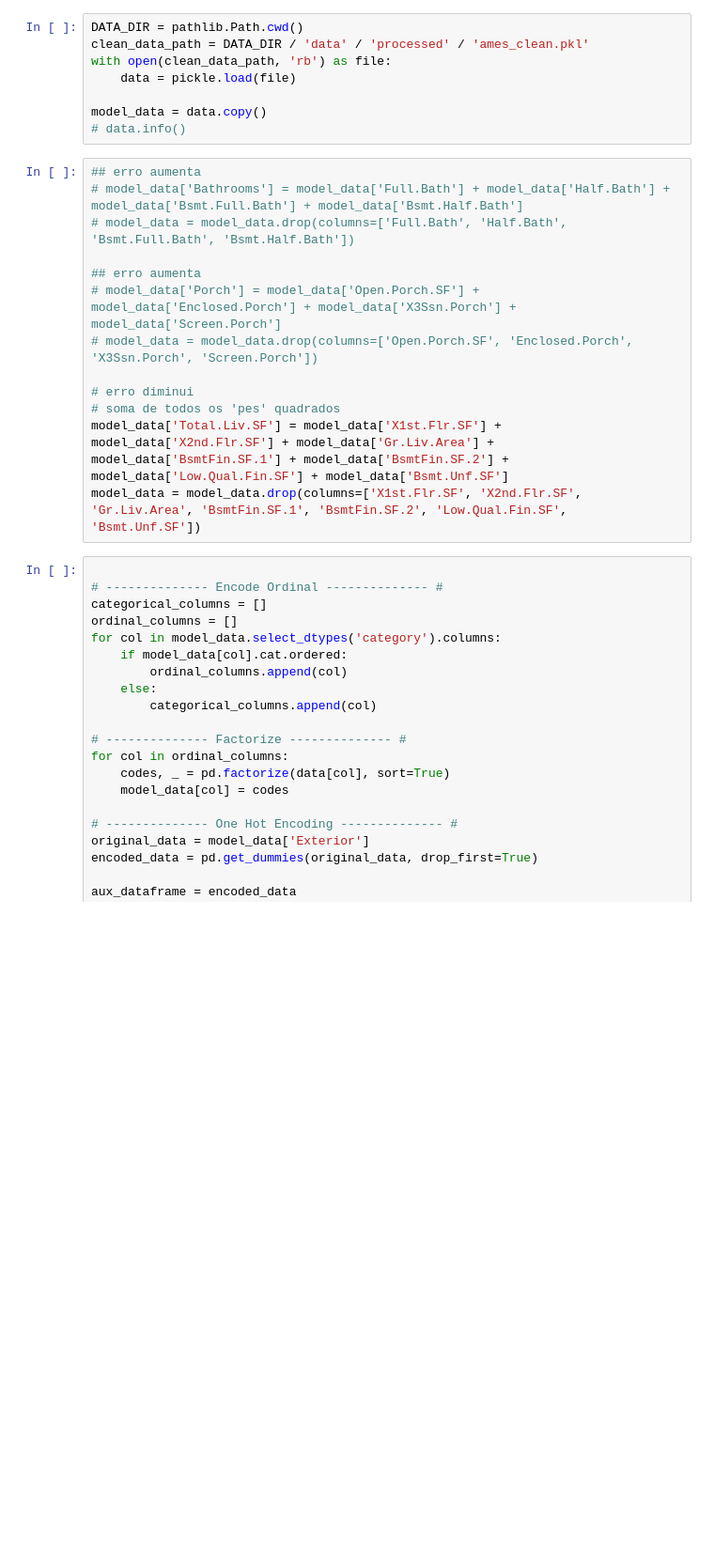
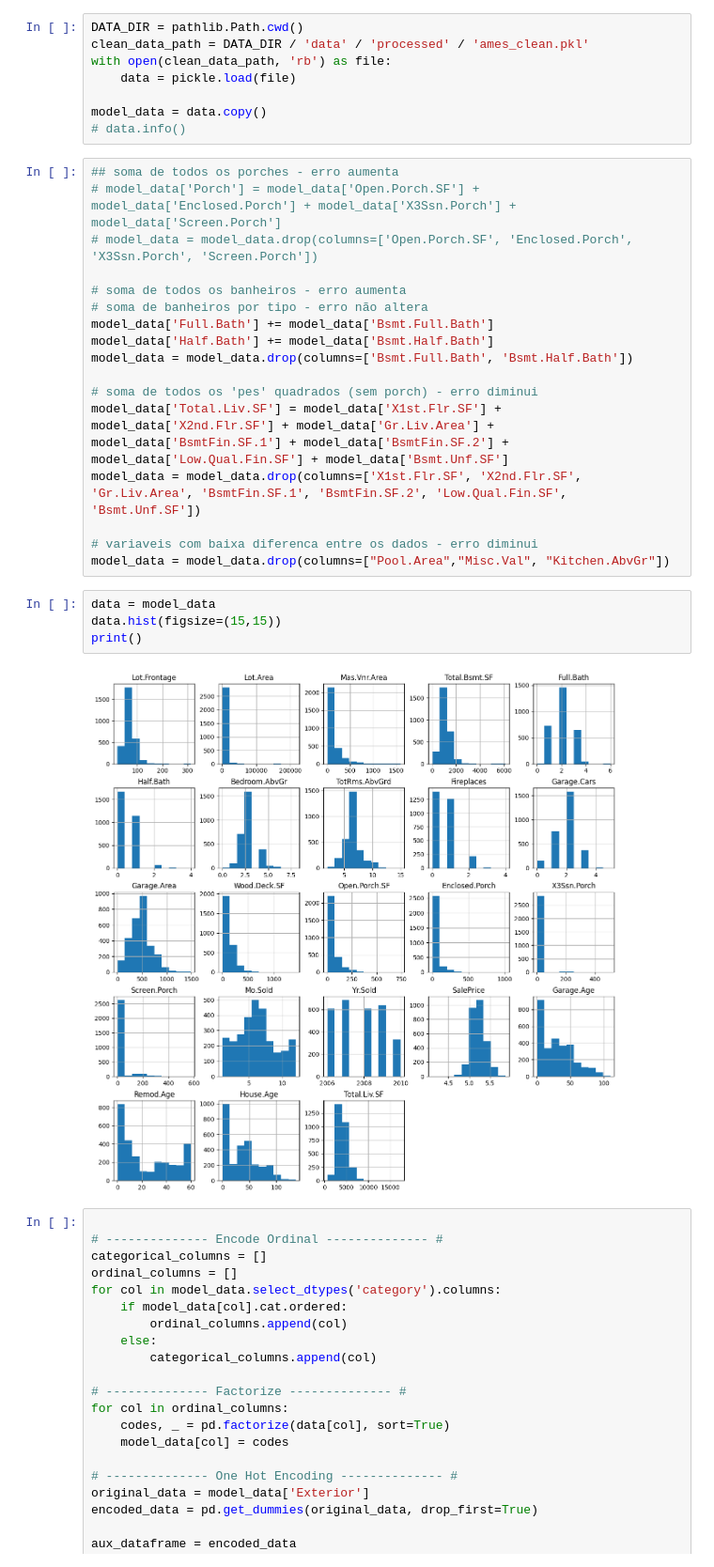
Before and after one commit to gustavolp1/ames, a Jupyter notebook: mainNotebook.ipynb, the cells around one changed output. Shown: that part at 94% size. Saved outputs shown, nothing was run; the diff lists cells and outputs as text; blank space fills up the shorter version.

```diff
--- a/mainNotebook.ipynb
+++ b/mainNotebook.ipynb
@@ -17,18 +17,28 @@ with open(clean_data_path, 'rb') as file:
 model_data = data.copy()
 # data.info()
 # %%
-## erro aumenta
-# model_data['Bathrooms'] = model_data['Full.Bath'] + model_data['Half.Bath'] + model_data['Bsmt.Full.Bath'] + model_data['Bsmt.Half.Bath']
-# model_data = model_data.drop(columns=['Full.Bath', 'Half.Bath', 'Bsmt.Full.Bath', 'Bsmt.Half.Bath'])
-
-## erro aumenta
+## soma de todos os porches - erro aumenta
 # model_data['Porch'] = model_data['Open.Porch.SF'] + model_data['Enclosed.Porch'] + model_data['X3Ssn.Porch'] + model_data['Screen.Porch']
 # model_data = model_data.drop(columns=['Open.Porch.SF', 'Enclosed.Porch', 'X3Ssn.Porch', 'Screen.Porch'])
 
-# erro diminui
-# soma de todos os 'pes' quadrados
+# soma de todos os banheiros - erro aumenta
+# soma de banheiros por tipo - erro não altera
+model_data['Full.Bath'] += model_data['Bsmt.Full.Bath']
+model_data['Half.Bath'] += model_data['Bsmt.Half.Bath']
+model_data = model_data.drop(columns=['Bsmt.Full.Bath', 'Bsmt.Half.Bath'])
+
+# soma de todos os 'pes' quadrados (sem porch) - erro diminui
 model_data['Total.Liv.SF'] = model_data['X1st.Flr.SF'] + model_data['X2nd.Flr.SF'] + model_data['Gr.Liv.Area'] + model_data['BsmtFin.SF.1'] + model_data['BsmtFin.SF.2'] + model_data['Low.Qual.Fin.SF'] + model_data['Bsmt.Unf.SF']
 model_data = model_data.drop(columns=['X1st.Flr.SF', 'X2nd.Flr.SF', 'Gr.Liv.Area', 'BsmtFin.SF.1', 'BsmtFin.SF.2', 'Low.Qual.Fin.SF', 'Bsmt.Unf.SF'])
+
+# variaveis com baixa diferenca entre os dados - erro diminui
+model_data = model_data.drop(columns=["Pool.Area","Misc.Val", "Kitchen.AbvGr"])
+# %%
+data = model_data
+data.hist(figsize=(15,15))
+print()
+# %% [output]
+[figure, added]
 # %%
 
 # -------------- Encode Ordinal -------------- #
```
Also changed, not shown: parts of 2 cells of this notebook, 3 other files.
